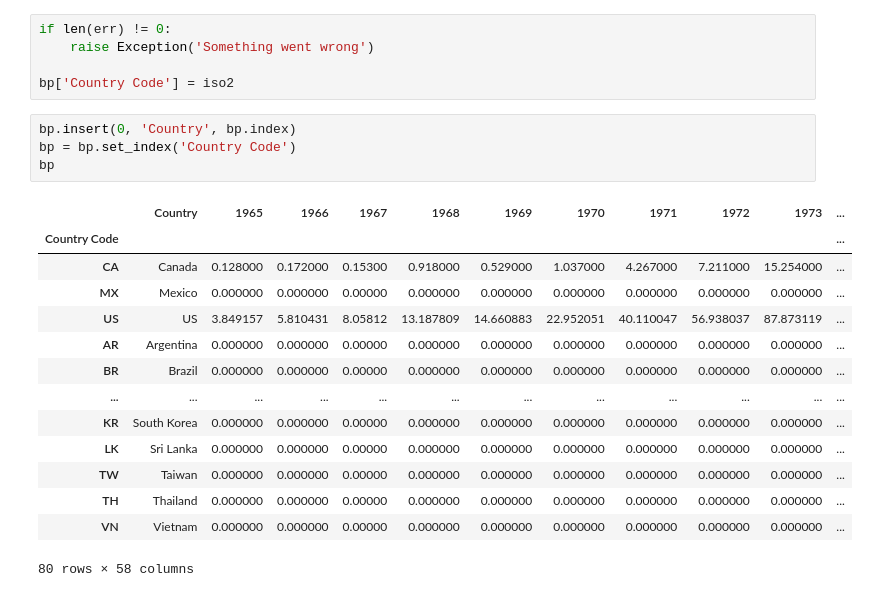
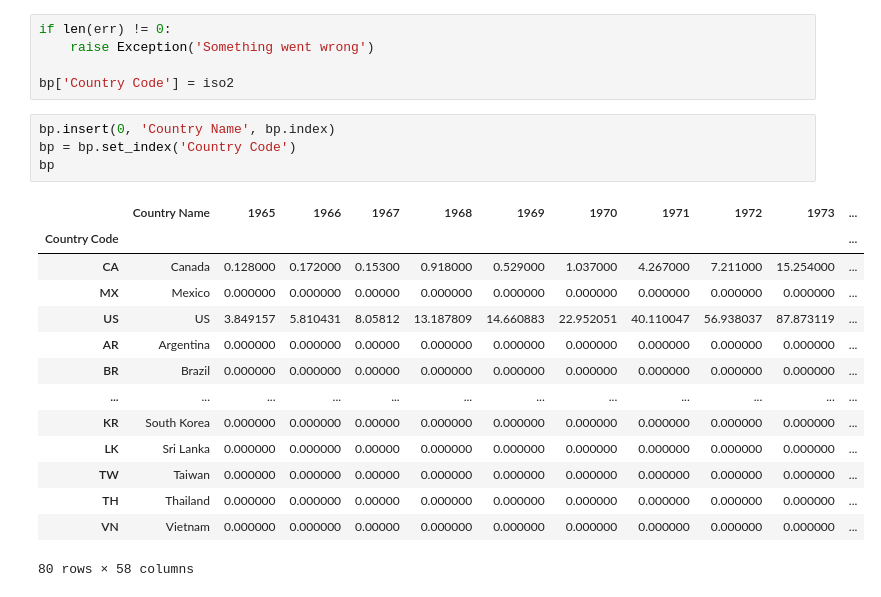
Before and after one commit to ariana848/historical_tech, a Jupyter notebook: bp - iterate.ipynb, the cells around one changed output. Cells and saved outputs as stored; diff of their text form.

```diff
--- a/bp - iterate.ipynb
+++ b/bp - iterate.ipynb
@@ -124,11 +124,11 @@ if len(err) != 0:
 
 bp['Country Code'] = iso2
 # %%
-bp.insert(0, 'Country', bp.index)
+bp.insert(0, 'Country Name', bp.index)
 bp = bp.set_index('Country Code')
 bp
 # %% [output]
-|  | Country | 1965 | 1966 | 1967 | 1968 | 1969 | 1970 | 1971 | 1972 | 1973 | ... |
+|  | Country Name | 1965 | 1966 | 1967 | 1968 | 1969 | 1970 | 1971 | 1972 | 1973 | ... |
 | Country Code |  |  |  |  |  |  |  |  |  |  | ... |
 | CA | Canada | 0.128000 | 0.172000 | 0.15300 | 0.918000 | 0.529000 | 1.037000 | 4.267000 | 7.211000 | 15.254000 | ... |
 | MX | Mexico | 0.000000 | 0.000000 | 0.00000 | 0.000000 | 0.000000 | 0.000000 | 0.000000 | 0.000000 | 0.000000 | ... |
```
Also changed, not shown: 1 other file.
